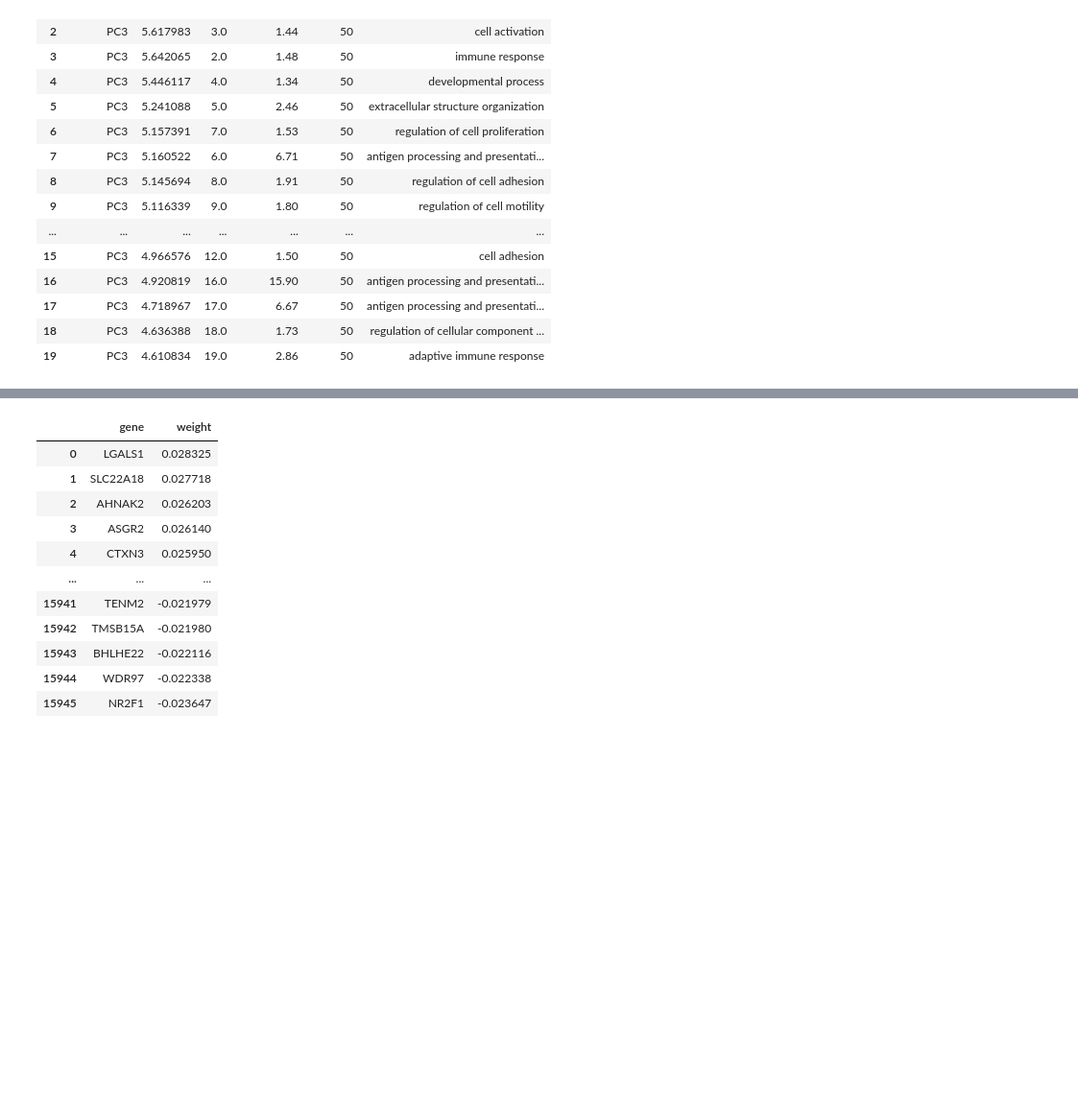
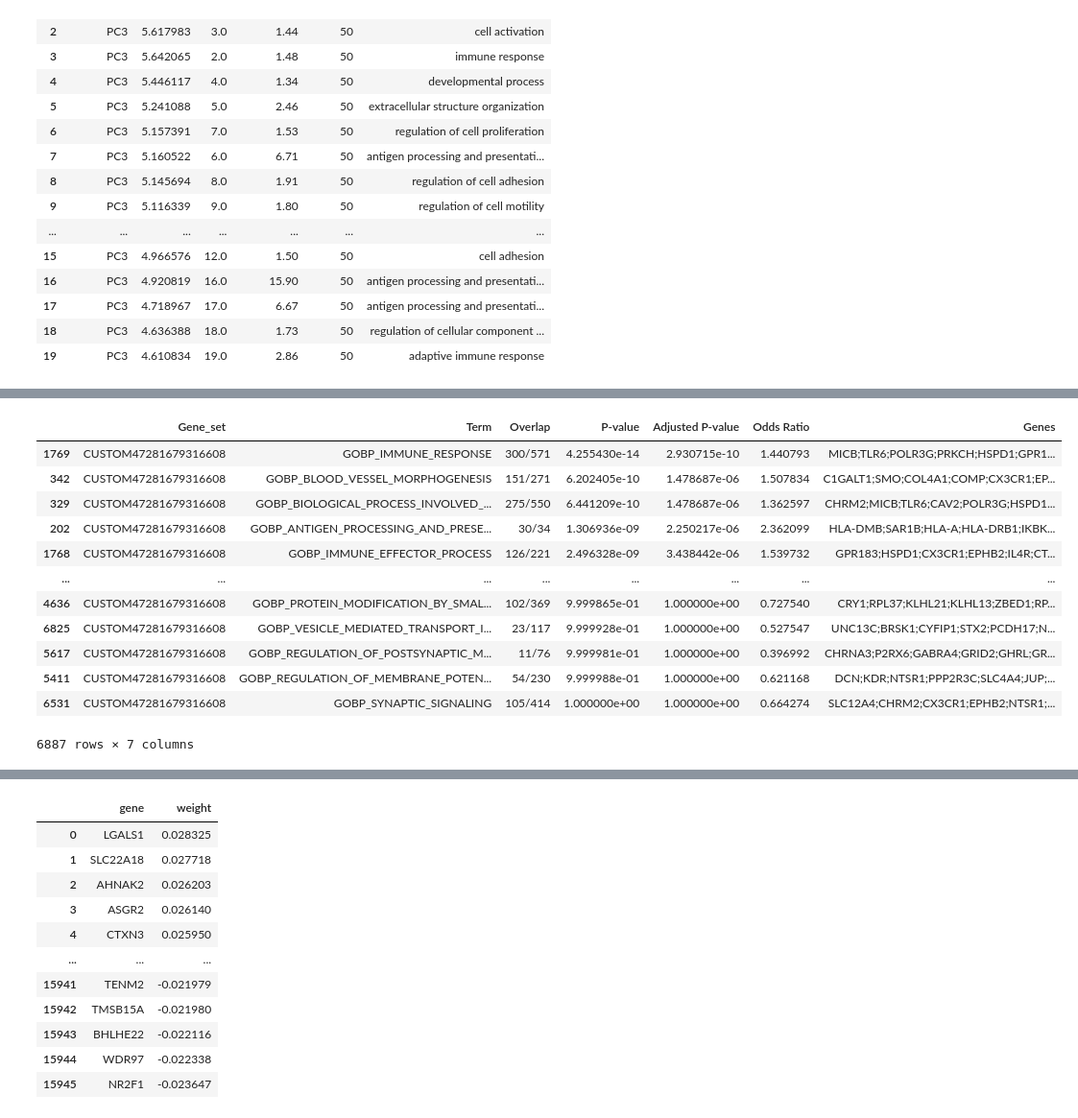
Before and after one commit to richardajdear/AHBA_gradients, a Jupyter notebook: notebooks/go_enrichment.ipynb, the cells around one changed output, grey strips where cells are left out. Shown at 96% size. Cells and saved outputs as stored; diff of their text form; code cells hidden in the pictures; blank space fills up the shorter version.

```diff
--- a/notebooks/go_enrichment.ipynb
+++ b/notebooks/go_enrichment.ipynb
@@ -39,0 +42,5 @@ New gradients version: method=dm, kernel=normalized_angle, sparsity=0, data=hcp_
+# %%
+synapse_genes = pd.read_csv("../data/synaptome_all.csv", usecols=['gene_symbol']).dropna().iloc[:1886]
+# %%
+mask = ~np.isin(dm_hcp_3d_ds5.weights.index, synapse_genes['gene_symbol'])
+dm_hcp_3d_ds5.fit_weights(sort=False).loc[mask].pipe(dm_hcp_3d_ds5.sort_weights).to_csv("../outputs/weights_dm_hcp_3d_ds5_nosynapse.csv")
@@ -356,0 +364,3 @@ Creating directory /home/rajd2/.config/bioservices
+# %%
+all_genes = g3_top1k = dm_hcp_3d_ds5.fit_weights(sort=True).loc[:,(0,'gene')]
+g3_top1k = dm_hcp_3d_ds5.fit_weights(sort=True).loc[:3000,(2,'gene')]
@@ -356,0 +383,23 @@ Creating directory /home/rajd2/.config/bioservices
+# %%
+gp.enrichr(gene_list=g3_top1k,
+           background=all_genes,
+           gene_sets="../data/c5.go.bp.v7.5.1.symbols.gmt",
+           organism='human',
+           cutoff=0.05,
+           outdir='../outputs/enrichr',
+           no_plot=True,
+           verbose=True).results.sort_values('P-value')
+# %% [output]
+|  | Gene_set | Term | Overlap | P-value | Adjusted P-value | Odds Ratio | Genes |
+| 1769 | CUSTOM47281679316608 | GOBP_IMMUNE_RESPONSE | 300/571 | 4.255430e-14 | 2.930715e-10 | 1.440793 | MICB;TLR6;POLR3G;PRKCH;HSPD1;GPR1... |
+| 342 | CUSTOM47281679316608 | GOBP_BLOOD_VESSEL_MORPHOGENESIS | 151/271 | 6.202405e-10 | 1.478687e-06 | 1.507834 | C1GALT1;SMO;COL4A1;COMP;CX3CR1;EP... |
+| 329 | CUSTOM47281679316608 | GOBP_BIOLOGICAL_PROCESS_INVOLVED_... | 275/550 | 6.441209e-10 | 1.478687e-06 | 1.362597 | CHRM2;MICB;TLR6;CAV2;POLR3G;HSPD1... |
+| 202 | CUSTOM47281679316608 | GOBP_ANTIGEN_PROCESSING_AND_PRESE... | 30/34 | 1.306936e-09 | 2.250217e-06 | 2.362099 | HLA-DMB;SAR1B;HLA-A;HLA-DRB1;IKBK... |
+| 1768 | CUSTOM47281679316608 | GOBP_IMMUNE_EFFECTOR_PROCESS | 126/221 | 2.496328e-09 | 3.438442e-06 | 1.539732 | GPR183;HSPD1;CX3CR1;EPHB2;IL4R;CT... |
+| ... | ... | ... | ... | ... | ... | ... | ... |
+| 4636 | CUSTOM47281679316608 | GOBP_PROTEIN_MODIFICATION_BY_SMAL... | 102/369 | 9.999865e-01 | 1.000000e+00 | 0.727540 | CRY1;RPL37;KLHL21;KLHL13;ZBED1;RP... |
+| 6825 | CUSTOM47281679316608 | GOBP_VESICLE_MEDIATED_TRANSPORT_I... | 23/117 | 9.999928e-01 | 1.000000e+00 | 0.527547 | UNC13C;BRSK1;CYFIP1;STX2;PCDH17;N... |
+| 5617 | CUSTOM47281679316608 | GOBP_REGULATION_OF_POSTSYNAPTIC_M... | 11/76 | 9.999981e-01 | 1.000000e+00 | 0.396992 | CHRNA3;P2RX6;GABRA4;GRID2;GHRL;GR... |
+| 5411 | CUSTOM47281679316608 | GOBP_REGULATION_OF_MEMBRANE_POTEN... | 54/230 | 9.999988e-01 | 1.000000e+00 | 0.621168 | DCN;KDR;NTSR1;PPP2R3C;SLC4A4;JUP;... |
+| 6531 | CUSTOM47281679316608 | GOBP_SYNAPTIC_SIGNALING | 105/414 | 1.000000e+00 | 1.000000e+00 | 0.664274 | SLC12A4;CHRM2;CX3CR1;EPHB2;NTSR1;... |
+6887 rows × 7 columns
```
Also changed, not shown: parts of 6 cells of this notebook, 12 other files.
